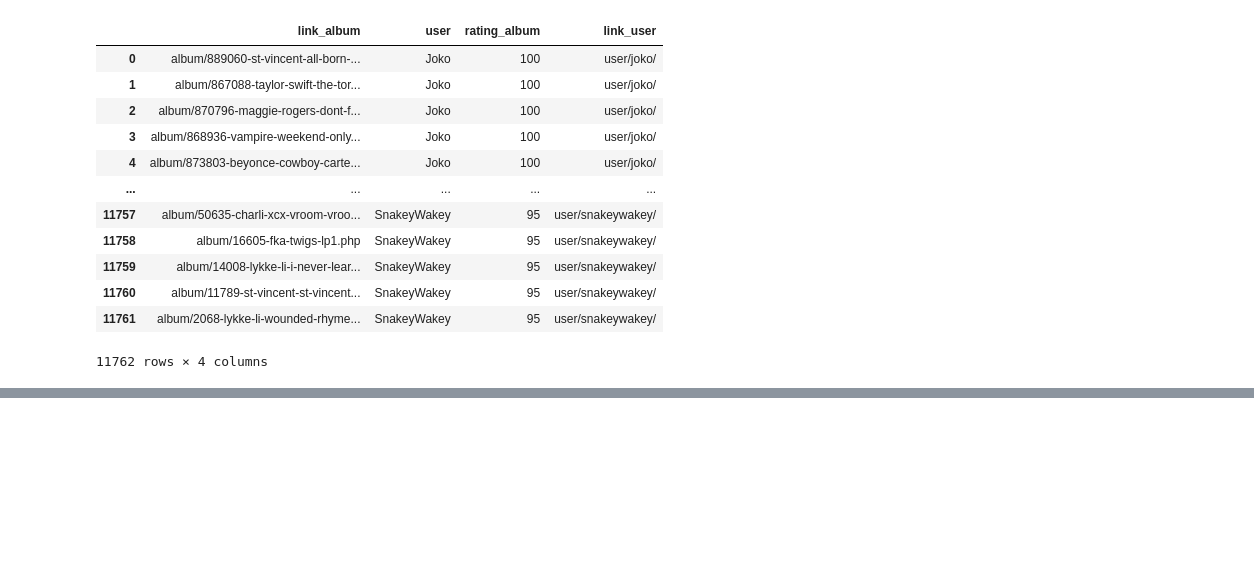
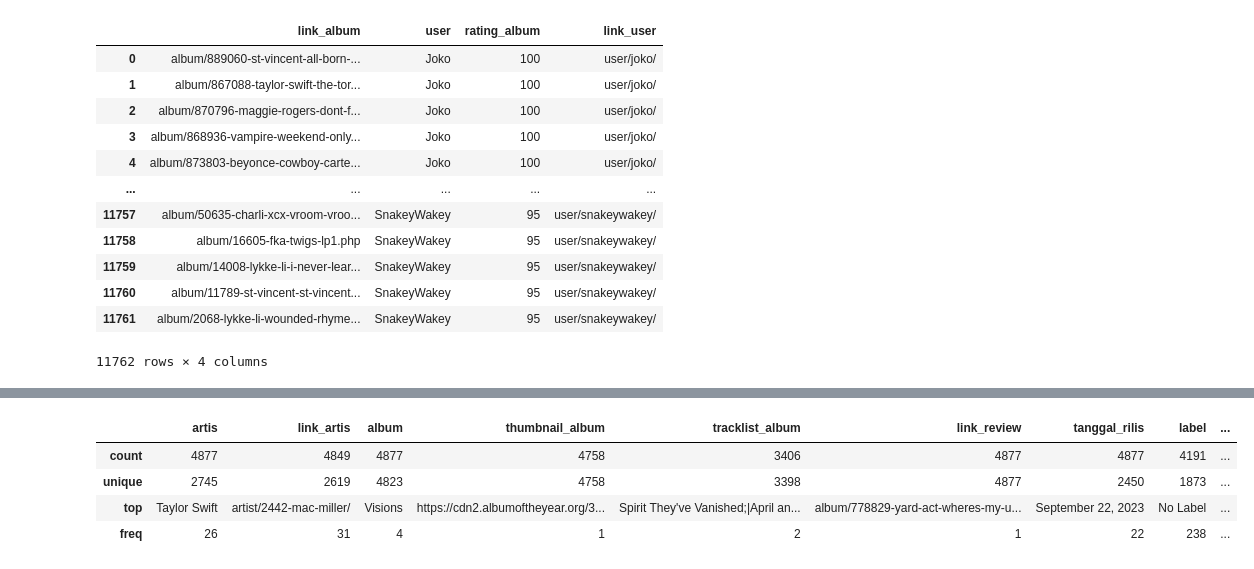
Before and after one commit to yodyamahesa/albumoftheyear, a Jupyter notebook: 02-aoty-processing/test.ipynb, the cells around one changed output, grey strips where cells are left out. Saved outputs shown, nothing was run; the diff lists cells and outputs as text; code cells hidden in the pictures; blank space fills up the shorter version.

```diff
--- a/02-aoty-processing/test.ipynb
+++ b/02-aoty-processing/test.ipynb
@@ -52,0 +74,8 @@ dfrating
+# %%
+dfalbum.describe()
+# %% [output]
+|  | artis | link_artis | album | thumbnail_album | tracklist_album | link_review | tanggal_rilis | label | ... |
+| count | 4877 | 4849 | 4877 | 4758 | 3406 | 4877 | 4877 | 4191 | ... |
+| unique | 2745 | 2619 | 4823 | 4758 | 3398 | 4877 | 2450 | 1873 | ... |
+| top | Taylor Swift | artist/2442-mac-miller/ | Visions | https://cdn2.albumoftheyear.org/3... | Spirit They've Vanished;|April an... | album/778829-yard-act-wheres-my-u... | September 22, 2023 | No Label | ... |
+| freq | 26 | 31 | 4 | 1 | 2 | 1 | 22 | 238 | ... |
```
Also changed, not shown: parts of 4 cells of this notebook, 13 other files.
